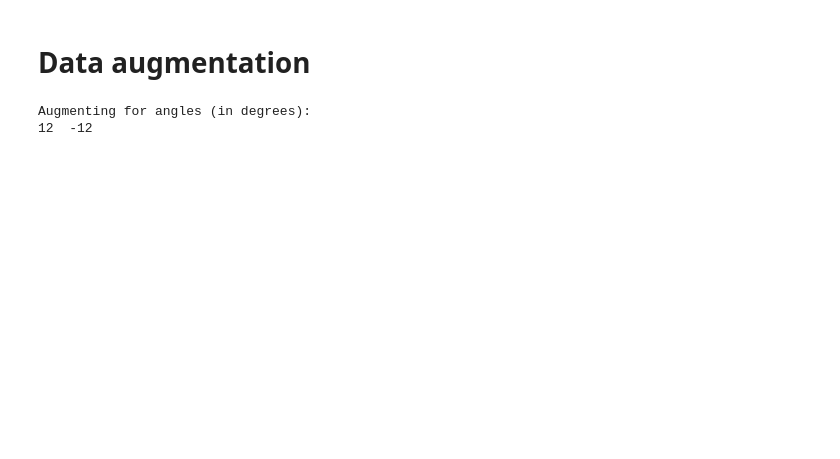
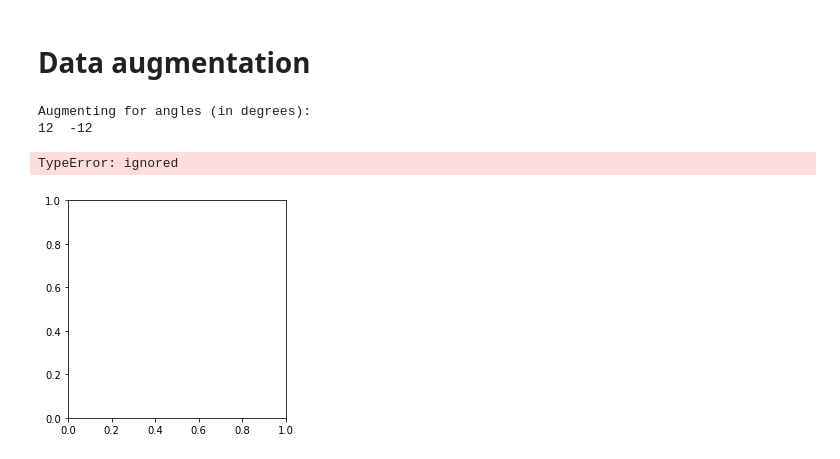
Before and after one commit to JanLeyva/DeepLearning, a Jupyter notebook: MyAssignment2.ipynb, the cells around one changed output. Cells and saved outputs as stored; diff of their text form; code cells hidden in the pictures; blank space fills up the shorter version.

```diff
--- a/MyAssignment2.ipynb
+++ b/MyAssignment2.ipynb
@@ -171,6 +268,18 @@ def plot_sample(image, keypoint, axis, title):
     axis.imshow(image, cmap='gray')
     axis.scatter(keypoint[0::2], keypoint[1::2], marker='x', s=20)
     plt.title(title)
+# %%
+def plot_sample_ass(x, y):
+    """
+    Plots a single sample image with keypoints on top.
+    """
+    pyplot.imshow(x, cmap='gray')
+    pyplot.scatter(y[0::2] * 48 + 48, y[1::2] * 48 + 48, marker='x', s=10)
+# %%
+plot_sample_ass(rotated_train_images[sample_image_index], rotated_train_keypoints[sample_image_index])
+# %% [output]
+TypeError: ignored
+[figure, added]
 # %%
 fig, axis = plt.subplots()
 plot_sample(rotated_train_images[sample_image_index], rotated_train_keypoints[sample_image_index], axis, "Rotation Augmentation")
```
Also changed, not shown: parts of 35 cells of this notebook.
